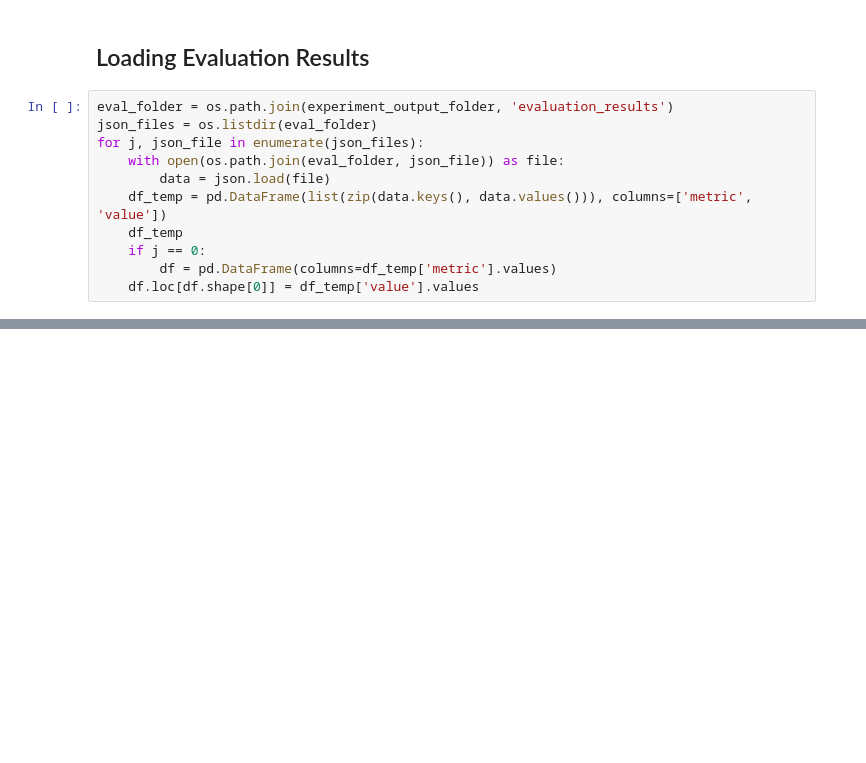
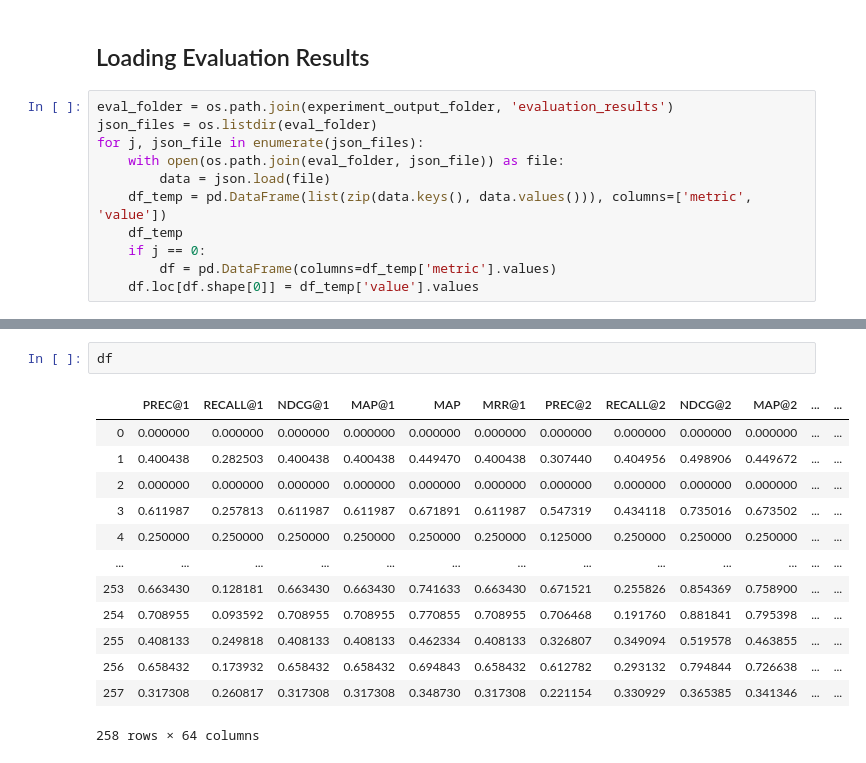
Before and after one commit to guedes-joaofelipe/CPS765-complex-networks, a Jupyter notebook: Final_Project/Analysis.ipynb, the cells around one changed output, grey strips where cells are left out. Saved outputs shown, nothing was run; the diff lists cells and outputs as text; blank space fills up the shorter version.

```diff
--- a/Final_Project/Analysis.ipynb
+++ b/Final_Project/Analysis.ipynb
@@ -36,0 +44,16 @@ for j, json_file in enumerate(json_files):
+# %%
+df
+# %% [output]
+|  | PREC@1 | RECALL@1 | NDCG@1 | MAP@1 | MAP | MRR@1 | PREC@2 | RECALL@2 | NDCG@2 | MAP@2 | ... | ... |
+| 0 | 0.000000 | 0.000000 | 0.000000 | 0.000000 | 0.000000 | 0.000000 | 0.000000 | 0.000000 | 0.000000 | 0.000000 | ... | ... |
+| 1 | 0.400438 | 0.282503 | 0.400438 | 0.400438 | 0.449470 | 0.400438 | 0.307440 | 0.404956 | 0.498906 | 0.449672 | ... | ... |
+| 2 | 0.000000 | 0.000000 | 0.000000 | 0.000000 | 0.000000 | 0.000000 | 0.000000 | 0.000000 | 0.000000 | 0.000000 | ... | ... |
+| 3 | 0.611987 | 0.257813 | 0.611987 | 0.611987 | 0.671891 | 0.611987 | 0.547319 | 0.434118 | 0.735016 | 0.673502 | ... | ... |
+| 4 | 0.250000 | 0.250000 | 0.250000 | 0.250000 | 0.250000 | 0.250000 | 0.125000 | 0.250000 | 0.250000 | 0.250000 | ... | ... |
+| ... | ... | ... | ... | ... | ... | ... | ... | ... | ... | ... | ... | ... |
+| 253 | 0.663430 | 0.128181 | 0.663430 | 0.663430 | 0.741633 | 0.663430 | 0.671521 | 0.255826 | 0.854369 | 0.758900 | ... | ... |
+| 254 | 0.708955 | 0.093592 | 0.708955 | 0.708955 | 0.770855 | 0.708955 | 0.706468 | 0.191760 | 0.881841 | 0.795398 | ... | ... |
+| 255 | 0.408133 | 0.249818 | 0.408133 | 0.408133 | 0.462334 | 0.408133 | 0.326807 | 0.349094 | 0.519578 | 0.463855 | ... | ... |
+| 256 | 0.658432 | 0.173932 | 0.658432 | 0.658432 | 0.694843 | 0.658432 | 0.612782 | 0.293132 | 0.794844 | 0.726638 | ... | ... |
+| 257 | 0.317308 | 0.260817 | 0.317308 | 0.317308 | 0.348730 | 0.317308 | 0.221154 | 0.330929 | 0.365385 | 0.341346 | ... | ... |
+258 rows × 64 columns
```
Also changed, not shown: parts of 4 cells of this notebook, 14 other files.
